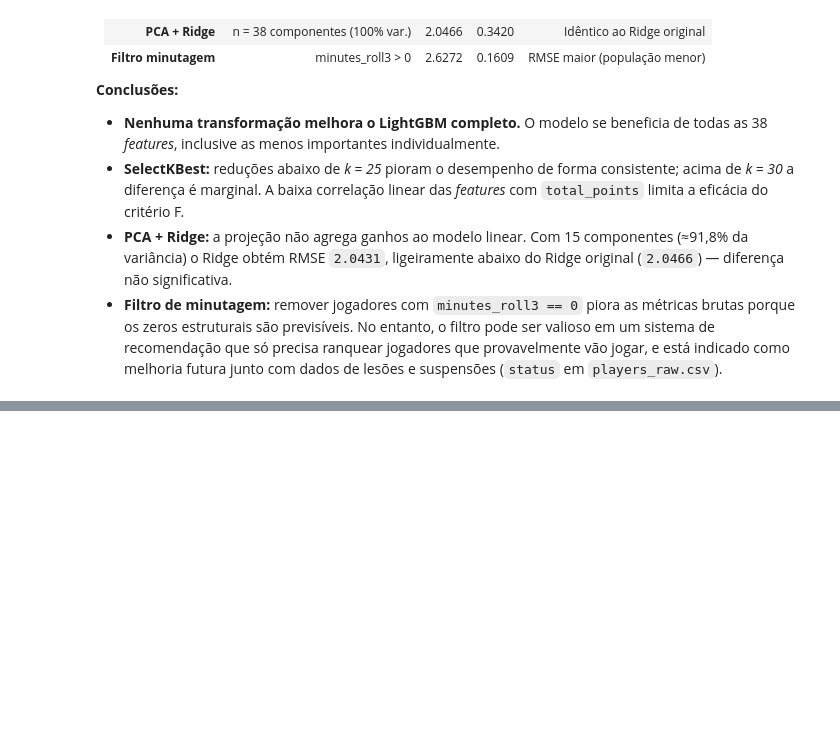
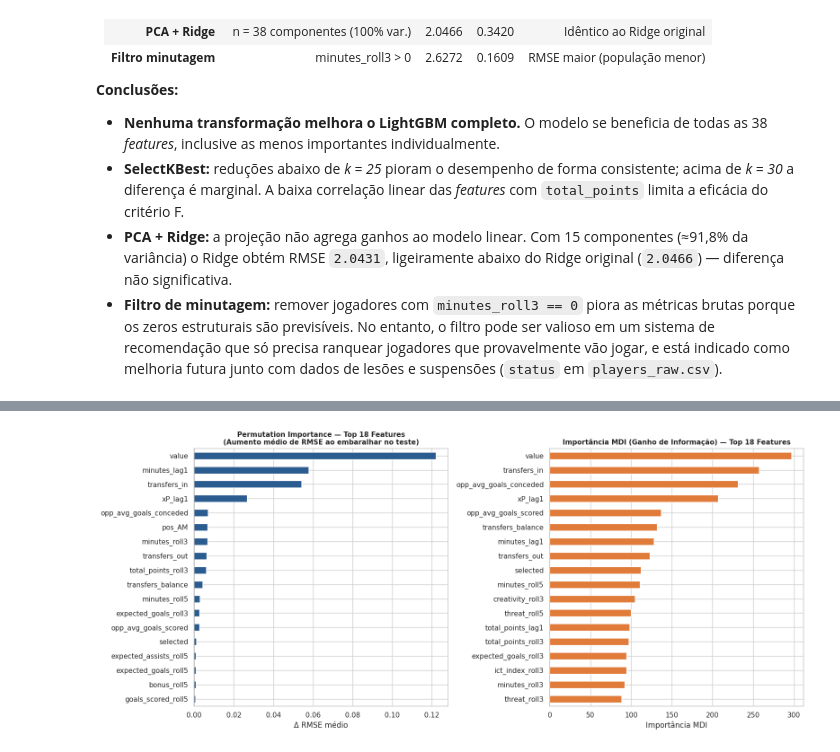
Before and after one commit to danieljmanzano/trab-icd, a Jupyter notebook: projeto_fpl.ipynb, the cells around one changed output, grey strips where cells are left out. Cells and saved outputs as stored; diff of their text form; code cells hidden in the pictures; blank space fills up the shorter version.

```diff
--- a/projeto_fpl.ipynb
+++ b/projeto_fpl.ipynb
@@ -1669,0 +1700,95 @@ previsíveis e sua remoção torna o problema intrinsecamente mais difícil.
+# %%
+import pandas as pd
+import numpy as np
+import matplotlib.pyplot as plt
+import matplotlib.gridspec as gridspec
+import seaborn as sns
+import warnings
+warnings.filterwarnings('ignore')
+
+from sklearn.linear_model import Ridge
+from sklearn.preprocessing import StandardScaler
+from sklearn.metrics import root_mean_squared_error, mean_absolute_error, r2_score
+from sklearn.inspection import permutation_importance
+import lightgbm as lgb
+
+sns.set_theme(style='whitegrid', context='notebook')
+
+# --- Reconstruir datasets ---
+df = pd.read_csv('fpl_prepared.csv')
+rolling_lag_cols = [c for c in df.columns if '_roll' in c or '_lag1' in c]
+pre_game_cols = ['value', 'selected', 'transfers_in', 'transfers_out', 'transfers_balance']
+raw_feature_cols = list(dict.fromkeys(
+    pre_game_cols + rolling_lag_cols +
+    ['was_home', 'opp_avg_goals_scored', 'opp_avg_goals_conceded', 'position']
+))
+df_model = df.dropna(subset=raw_feature_cols).copy()
+df_model['was_home'] = df_model['was_home'].astype(int)
+df_model = pd.get_dummies(df_model, columns=['position'], prefix='pos', dtype=int)
+pos_dummy_cols = sorted([c for c in df_model.columns if c.startswith('pos_')])
+feature_cols = [c for c in raw_feature_cols if c != 'position'] + pos_dummy_cols
+
+train_df = df_model[df_model['round'] <= 28].sort_values(['round','element']).reset_index(drop=True)
+test_df  = df_model[df_model['round'] >= 29].sort_values(['round','element']).reset_index(drop=True)
+X_train, y_train = train_df[feature_cols], train_df['total_points']
+X_test,  y_test  = test_df[feature_cols],  test_df['total_points']
+
+# --- Retreinar LightGBM final ---
+lgbm_final = lgb.LGBMRegressor(
+    random_state=42, verbose=-1, n_jobs=-1,
+    n_estimators=100, learning_rate=0.05, max_depth=6,
+    num_leaves=63, subsample=0.8, colsample_bytree=0.8
+)
+lgbm_final.fit(X_train, y_train)
+y_pred = lgbm_final.predict(X_test)
+
+rmse_f = root_mean_squared_error(y_test, y_pred)
+mae_f  = mean_absolute_error(y_test, y_pred)
+r2_f   = r2_score(y_test, y_pred)
+print(f'=== Métricas Finais (Teste: rodadas 29–38) ===')
+print(f'  RMSE : {rmse_f:.4f}')
+print(f'  MAE  : {mae_f:.4f}')
+print(f'  R²   : {r2_f:.4f}')
+
+# --- Permutation Importance ---
+perm = permutation_importance(lgbm_final, X_test, y_test, n_repeats=15, random_state=42, n_jobs=-1)
+fi_perm = pd.Series(perm.importances_mean, index=feature_cols).sort_values(ascending=False)
+fi_mdi  = pd.Series(lgbm_final.feature_importances_, index=feature_cols).sort_values(ascending=False)
+
+TOP = 18
+fig, axes = plt.subplots(1, 2, figsize=(16, 7))
+
+# Permutation
+colors_perm = ['#2b5c8f' if v > 0 else '#d62728' for v in fi_perm.head(TOP).sort_values().values]
+fi_perm.head(TOP).sort_values().plot(kind='barh', color=colors_perm, ax=axes[0])
+axes[0].axvline(0, color='black', linewidth=0.8)
+axes[0].set_title(f'Permutation Importance — Top {TOP} Features\n(Aumento médio de RMSE ao embaralhar no teste)',
+                   fontsize=11, fontweight='bold')
+axes[0].set_xlabel('Δ RMSE médio')
+
+# MDI
+fi_mdi.head(TOP).sort_values().plot(kind='barh', color='#e07b39', ax=axes[1])
+axes[1].set_title(f'Importância MDI (Ganho de Informação) — Top {TOP} Features',
+                   fontsize=11, fontweight='bold')
+axes[1].set_xlabel('Importância MDI')
+
+plt.tight_layout()
+plt.show()
+
+# Tabela consolidada top 10
+importance_df = pd.DataFrame({
+    'Permutation Imp.': fi_perm,
+    'MDI Imp.': fi_mdi
+}).sort_values('Permutation Imp.', ascending=False).head(10)
+importance_df['Grupo'] = importance_df.index.map(lambda x:
+    'Preço/Mercado' if x in ['value','selected','transfers_in','transfers_out','transfers_balance'] else
+    'Minutagem' if 'minutes' in x else
+    'Pontuação Histórica' if 'total_points' in x or 'xP' in x else
+    'Índices FPL' if any(s in x for s in ['ict','threat','creativity']) else
+    'Expected Stats' if 'expected' in x or 'goals_scored' in x or 'assists' in x else
+    'Adversário/Mando' if any(s in x for s in ['opp','was_home']) else
+    'Posição'
+)
+print('\n=== Top 10 Features por Permutation Importance ===')
+display(importance_df.round(4))
+# %% [output]
@@ -1669,0 +1799 @@ previsíveis e sua remoção torna o problema intrinsecamente mais difícil.
+[figure, added]
```
Also changed, not shown: parts of 6 cells of this notebook.
